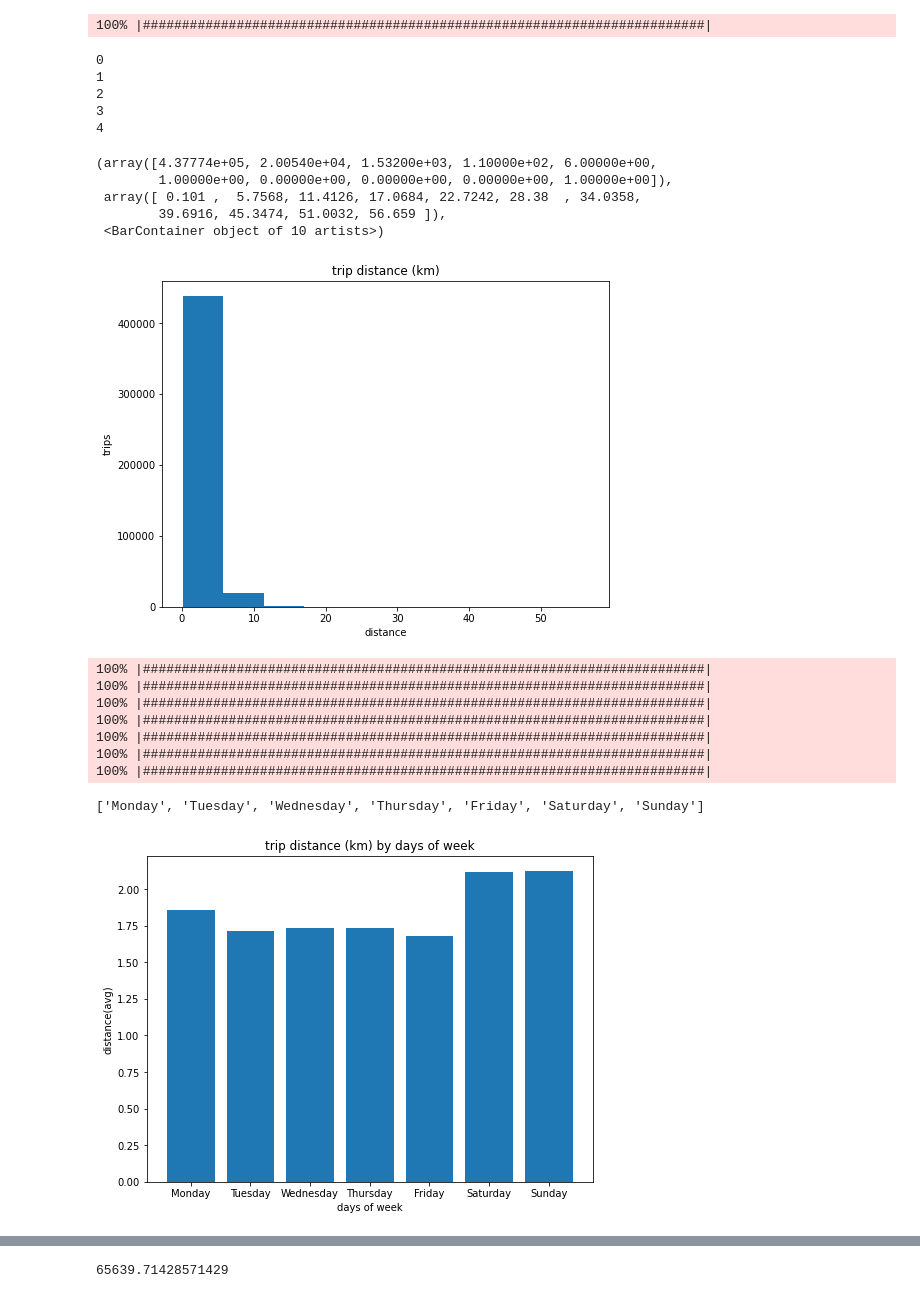
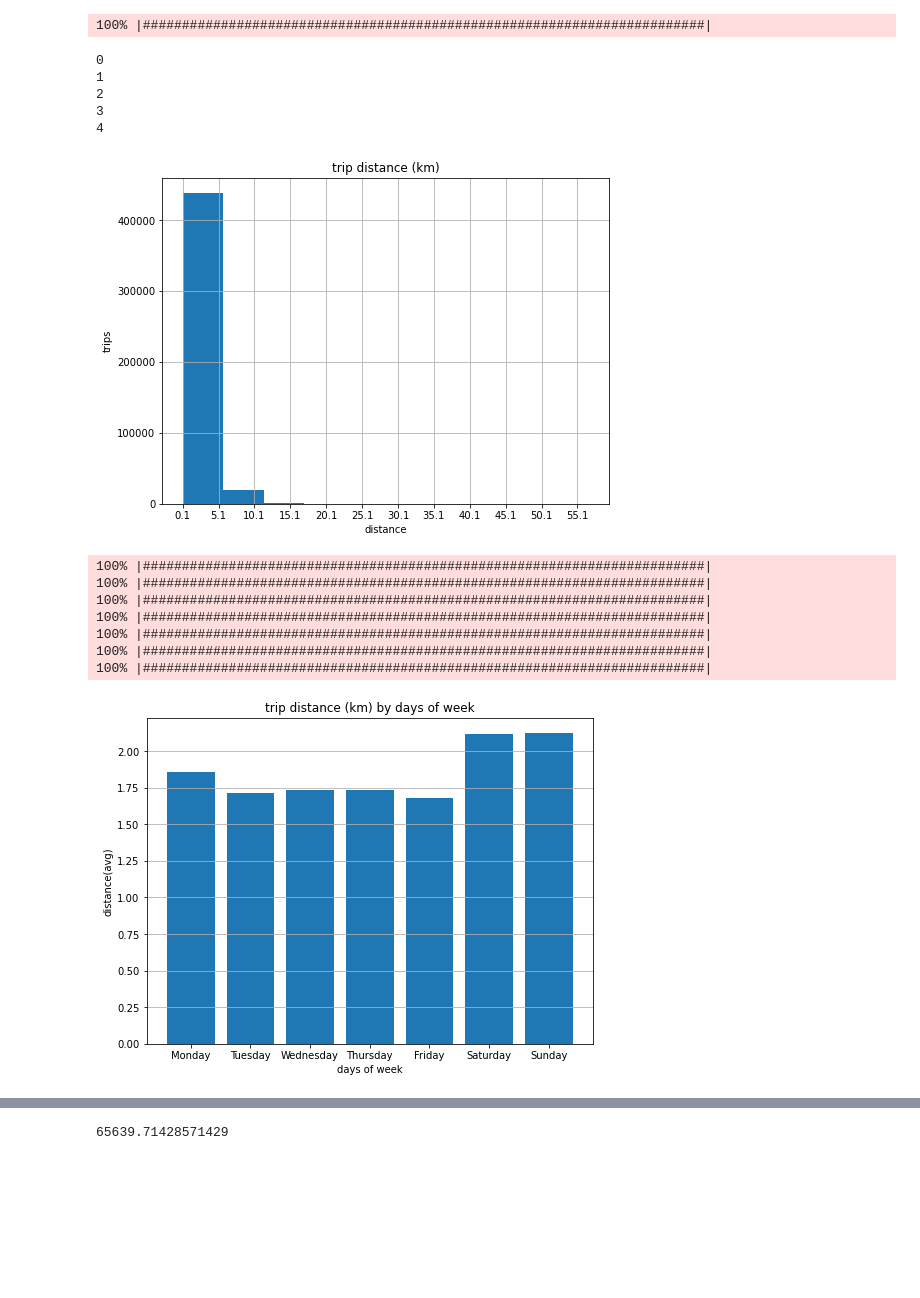
Before and after one commit to wwebeam6508/Development-of-Predictive-Model-for-Trip-Destination-of-Dockless-Shared-Scooters, a Jupyter notebook: Explorer.ipynb, the cells around one changed output, grey strips where cells are left out. Drawn from its saved outputs; the diff is of its cells as text; code cells hidden in the pictures; blank space fills up the shorter version.

```diff
--- a/Explorer.ipynb
+++ b/Explorer.ipynb
@@ -116,26 +120,23 @@ plt.show()
 # %%
 pbar = ProgressBar()
 for i in pbar(range(5)):
     print(i)
 plt.figure(figsize=(8, 6))
 df = pd.read_csv('ScooterData_July15_Sept27_2019.csv')
 plt.title('trip distance (km)')
 plt.xlabel('distance')
+plt.xticks(np.arange(min(df['trip_length_km']), max(df['trip_length_km'])+1, 5))
 plt.ylabel('trips')
 plt.hist(df['trip_length_km'])
+plt.grid(True)
 # %% [output]
 100% |########################################################################|
 0
 1
 2
 3
 4
-(array([4.37774e+05, 2.00540e+04, 1.53200e+03, 1.10000e+02, 6.00000e+00,
-        1.00000e+00, 0.00000e+00, 0.00000e+00, 0.00000e+00, 1.00000e+00]),
- array([ 0.101 ,  5.7568, 11.4126, 17.0684, 22.7242, 28.38  , 34.0358,
-        39.6916, 45.3474, 51.0032, 56.659 ]),
- <BarContainer object of 10 artists>)
-[figure, old version]
+[figure, new version]
 # %%
 days = list(set(df['start_day_of_week']))
 days.sort()
@@ -163,13 +164,12 @@ for index in (range(len(days))):
             only_alpha += char
     days[index] = only_alpha
 
-
-print(days)
 plt.figure(figsize=(8, 6))
 plt.title('trip distance (km) by days of week')
 plt.bar(days,value_distance,align='center')
 plt.xlabel('days of week')
 plt.ylabel('distance(avg)')
+plt.grid( axis='y')
 plt.show()
 # %% [output]
 100% |########################################################################|
@@ -179,8 +179,7 @@ plt.show()
 100% |########################################################################|
 100% |########################################################################|
 100% |########################################################################|
-['Monday', 'Tuesday', 'Wednesday', 'Thursday', 'Friday', 'Saturday', 'Sunday']
-[figure, old version]
+[figure, new version]
 # %%
 
 hours = list(set(df['start_hour']))
```
Also changed, not shown: parts of 8 cells of this notebook, 6 other files.
